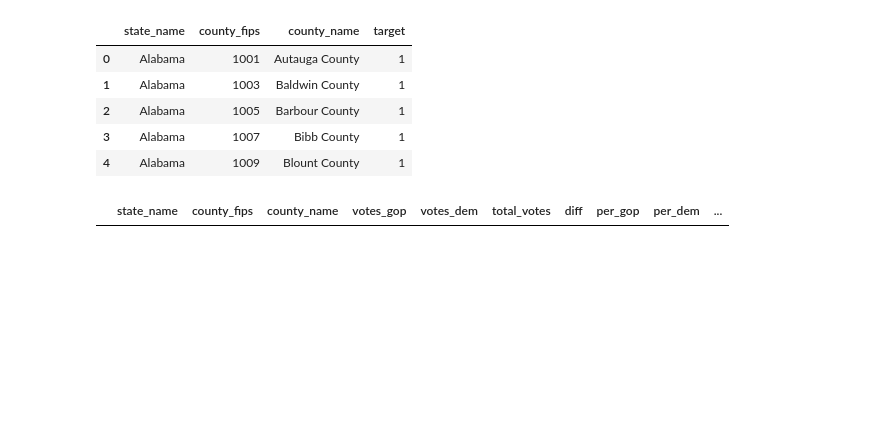
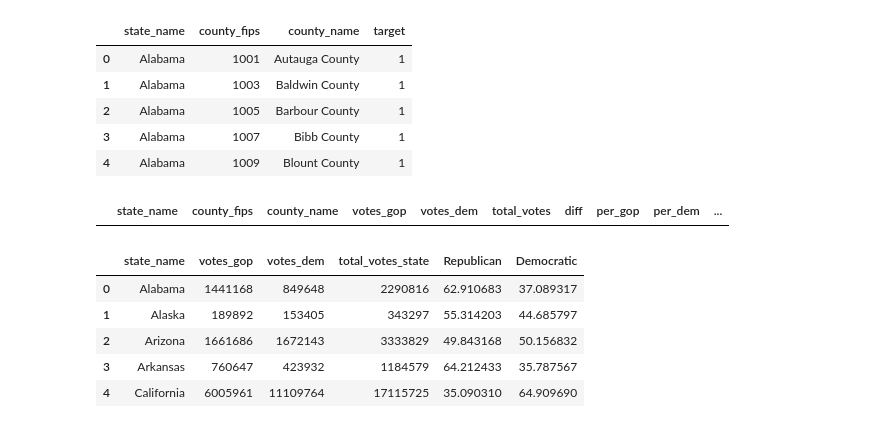
Before and after one commit to vnarvaezt/classification_feature_select_methods, a Jupyter notebook: exploratory_analysis.ipynb, the cells around one changed output. Cells and saved outputs as stored; diff of their text form; code cells hidden in the pictures; blank space fills up the shorter version.

```diff
--- a/exploratory_analysis.ipynb
+++ b/exploratory_analysis.ipynb
@@ -196,3 +220,26 @@ tmp.head()
 tmp[tmp.duplicated(subset=["state_name", "county_fips", "county_name"], keep=False)]
 # %% [output]
 |  | state_name | county_fips | county_name | votes_gop | votes_dem | total_votes | diff | per_gop | per_dem | ... |
+# %%
+import plotly.express as px
+total_votes = tmp["total_votes"].sum()
+total_republicans = tmp.groupby("state_name")["votes_gop"].sum().reset_index()
+total_democrats = tmp.groupby("state_name")["votes_dem"].sum().reset_index()
+df = pd.merge(total_republicans, total_democrats, on="state_name", how="inner")
+df["total_votes_state"] = df["votes_gop"] + df["votes_dem"]
+df["Republican"] = (df["votes_gop"] / df["total_votes_state"])*100
+df["Democratic"] = np.abs(100 - df["Republican"])
+display(df.head())
+fig = px.bar(df, x="state_name", y=["Democratic", "Republican"],
+             title="2020 U.S. presidential elections",
+             labels={"value": "%",
+                     "state_name": "State",
+                     "variable": "Party"})
+fig
+# %% [output]
+|  | state_name | votes_gop | votes_dem | total_votes_state | Republican | Democratic |
+| 0 | Alabama | 1441168 | 849648 | 2290816 | 62.910683 | 37.089317 |
+| 1 | Alaska | 189892 | 153405 | 343297 | 55.314203 | 44.685797 |
+| 2 | Arizona | 1661686 | 1672143 | 3333829 | 49.843168 | 50.156832 |
+| 3 | Arkansas | 760647 | 423932 | 1184579 | 64.212433 | 35.787567 |
+| 4 | California | 6005961 | 11109764 | 17115725 | 35.090310 | 64.909690 |
```
Also changed, not shown: parts of 14 cells of this notebook.
